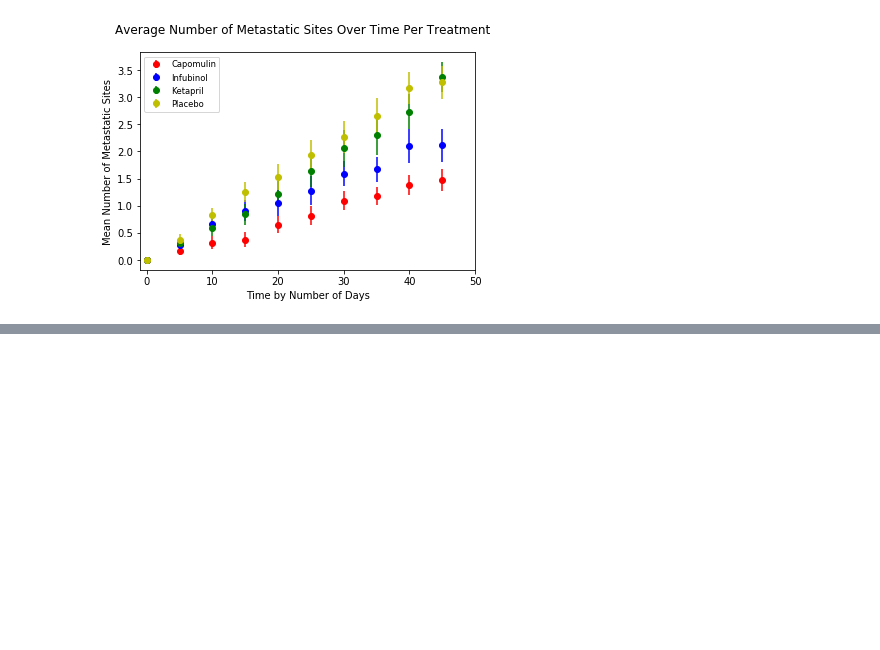
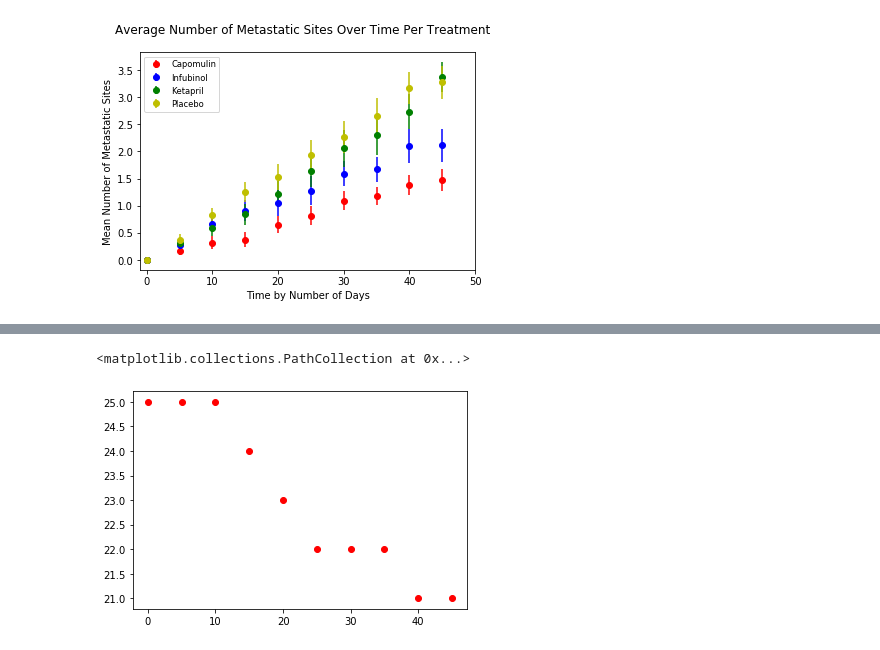
Before and after one commit to AlexandraOricchio/Matplotlib-Challenge, a Jupyter notebook: Pymaceuticals/Pymaceuticals_Notebook.ipynb, the cells around one changed output, grey strips where cells are left out. Drawn from its saved outputs; the diff is of its cells as text; code cells hidden in the pictures; blank space fills up the shorter version.

Commit message:
Started plot for survival rate using matplotlib.

```diff
--- a/Pymaceuticals/Pymaceuticals_Notebook.ipynb
+++ b/Pymaceuticals/Pymaceuticals_Notebook.ipynb
@@ -224,0 +217,11 @@ plt.show()
+# %%
+# Store the Count of Mice Grouped by Drug and Timepoint (W can pass any metric)
+mice_group=merged_df.groupby(['Drug','Timepoint'])
+
+# Convert to DataFrame
+mice_df=pd.DataFrame(mice_group['Mouse ID'].count())
+mice_df=mice_df.reset_index()
+mice_df=mice_df.rename(columns={'Mouse ID':'# of Mice'})
+
+# Preview DataFrame
+print(mice_df.head())
@@ -224,0 +235,7 @@ plt.show()
+# %%
+mice_reformat=mice_df.pivot(values='# of Mice',index='Timepoint',columns='Drug').reset_index()
+mice_reformat=pd.DataFrame(mice_reformat)
+print(mice_reformat)
+print(np.array(mice_reformat["Capomulin"]))
+print(np.array(mice_reformat['Timepoint']))
+print(mice_reformat.columns)
@@ -224,0 +260,10 @@ plt.show()
+# %%
+# Generate the Plot (Accounting for percentages)
+plt.scatter(x=(np.array(mice_reformat['Timepoint'])),y=(np.array(mice_reformat['Capomulin'])),marker='o',facecolors='red')
+
+# Save the Figure
+
+# Show the Figure
+# %% [output]
+<matplotlib.collections.PathCollection at 0x...>
+[figure, added]
```
Also changed, not shown: parts of 6 cells of this notebook.
